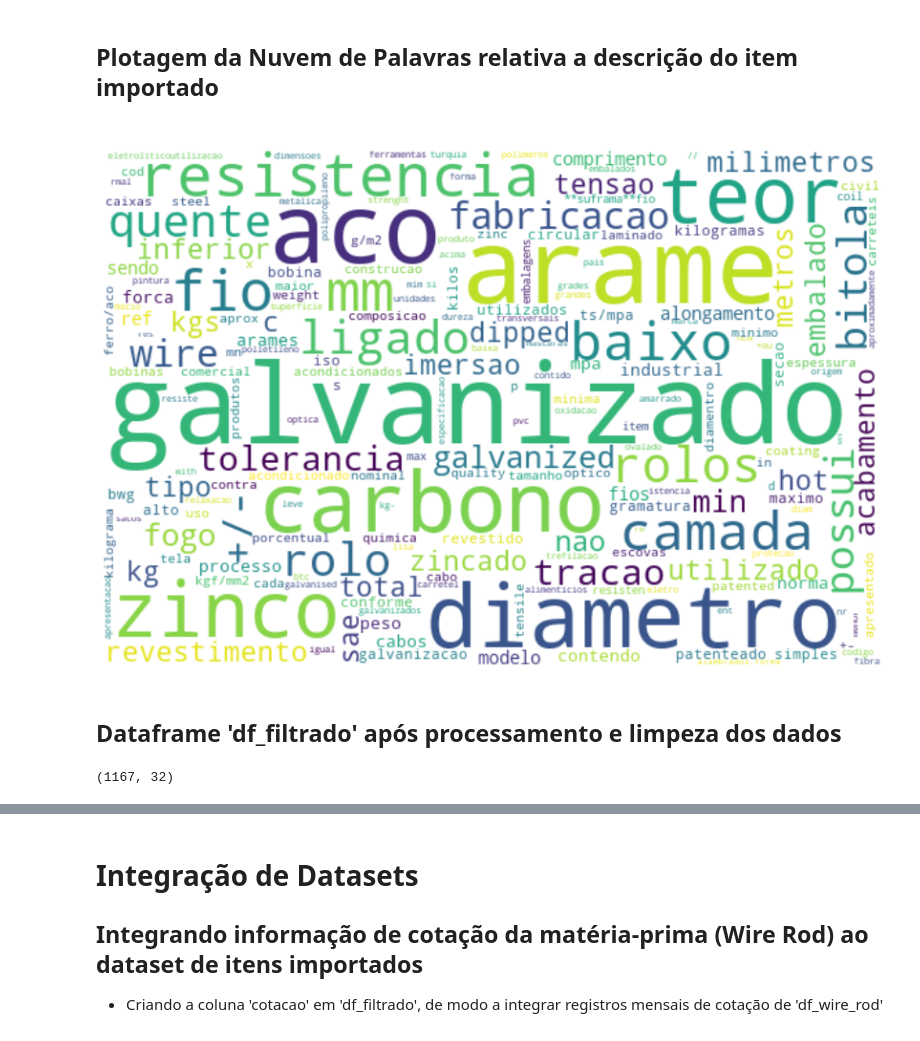
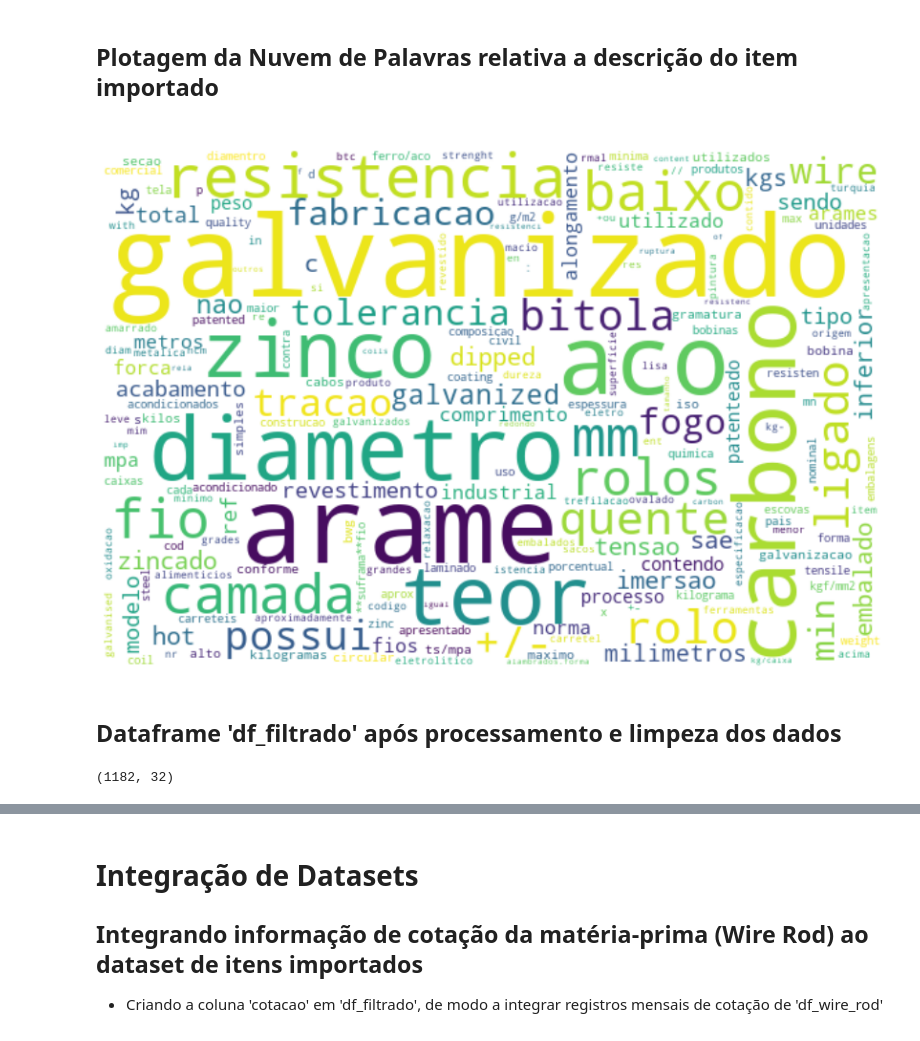
Before and after one commit to Mastroiani/TCC, a Jupyter notebook: TTOAED.ipynb, the cells around one changed output, grey strips where cells are left out. Drawn from its saved outputs; the diff is of its cells as text; code cells hidden in the pictures.

```diff
--- a/TTOAED.ipynb
+++ b/TTOAED.ipynb
@@ -599,6 +591,7 @@ def search_desc_prod(text):
     for comparador in [
             'aluminio',
             'aluminio-liga',
+            'ferro ',
             'plastico',
             'plasticos',
             'plasticos.utilizacao',
@@ -622,14 +615,14 @@ def search_desc_prod(text):
             'mascara',
             'mascaras',
             'mask',
-            'laca'
-        ]:
-
-        if(re.search(unidecode(comparador),unidecode(text))):
-            achou = True
-            return False
+            'laca '
+            ]:
+            if(re.search(unidecode(comparador),unidecode(text))):
+                achou = True
+                return False
     if(not achou):
         return text
 
 df_filtrado['descricao_do_produto'] = df_filtrado['descricao_do_produto'].apply(lambda x: search_desc_prod(x))
 df_filtrado = df_filtrado[df_filtrado['descricao_do_produto'] != False]
+df_filtrado.shape
@@ -635,0 +631,7 @@ df_filtrado = df_filtrado[df_filtrado['descricao_do_produto'] != False]
+# %%
+ls_df_filtrado2 = list(df_filtrado['descricao_do_produto'].values)
+str_ls2 = " ".join(ls_df_filtrado2)
+palavras2=nltk.word_tokenize(str_ls2)
+
+freq_desc_prod2 = FreqDist(palavras2)
+pd.DataFrame(list(dict(freq_desc_prod2).items()),columns=['palavras','freq'])
@@ -638,22 +654,22 @@ df_filtrado = df_filtrado[df_filtrado['descricao_do_produto'] != False]
 # %%
 plt.subplots(figsize = (15,10))
 
 wordcloud = WordCloud(
                     background_color = 'white',
                     width = 600,
                     height = 400
-                        ).generate_from_frequencies(freq_desc_prod)
+                        ).generate_from_frequencies(freq_desc_prod2)
 plt.imshow(wordcloud,interpolation='bilinear')
 plt.axis('off')
 plt.show()
 # %% [output]
-[figure, old version]
+[figure, new version]
 # %% [markdown]
 <h2>Dataframe 'df_filtrado' após processamento e limpeza dos dados</h2>
 # %%
 df_filtrado.shape
 # %% [output]
-(1167, 32)
+(1182, 32)
 # %%
 df_filtrado.head(2)
 # %% [output]
```
Also changed, not shown: parts of 29 cells of this notebook.
